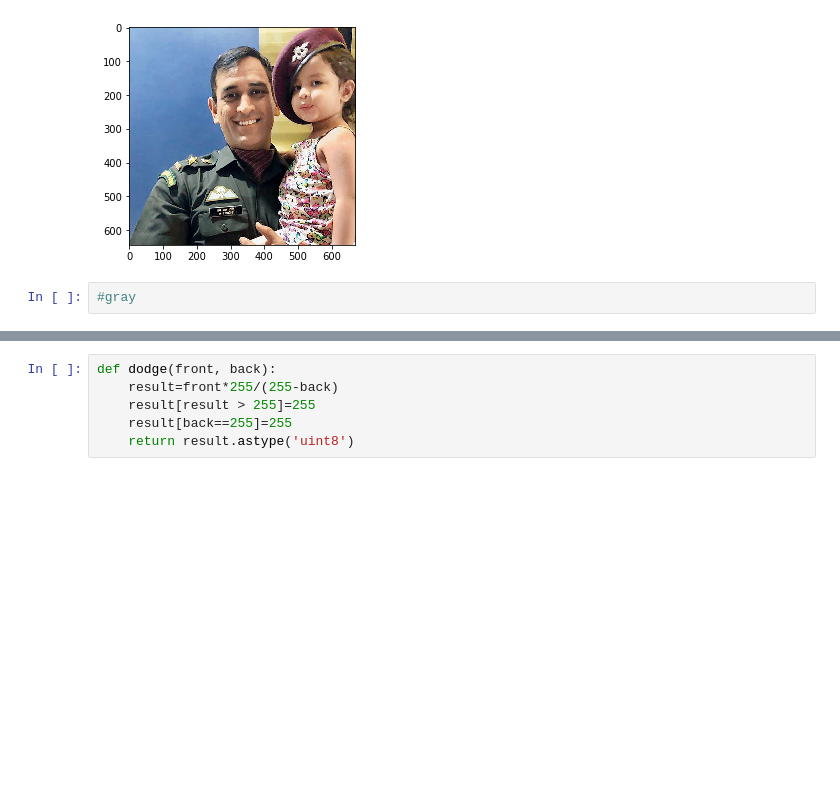
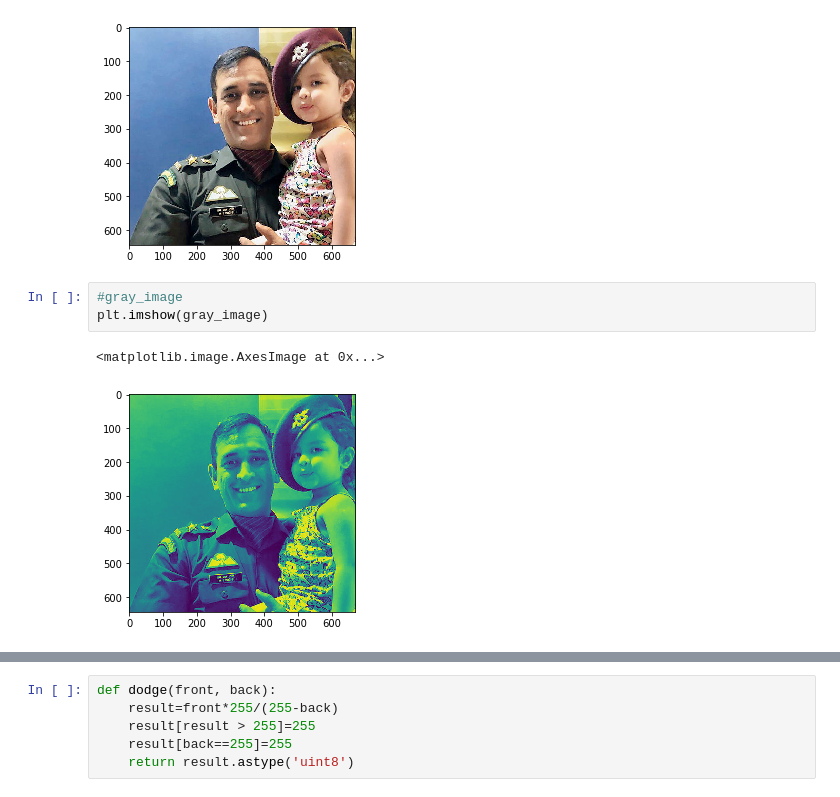
Before and after one commit to chamow97/Sketch, a Jupyter notebook: Sketch.ipynb, the cells around one changed output, grey strips where cells are left out. Drawn from its saved outputs; the diff is of its cells as text; blank space fills up the shorter version.

```diff
--- a/Sketch.ipynb
+++ b/Sketch.ipynb
@@ -18,5 +18,9 @@ plt.imshow(img)
 # %% [output]
 <matplotlib.image.AxesImage at 0x...>
 [figure]
-# %%
-#gray
+# %%
+#gray_image
+plt.imshow(gray_image)
+# %% [output]
+<matplotlib.image.AxesImage at 0x...>
+[figure, added]
```
Also changed, not shown: parts of 4 cells of this notebook, 6 other files.
